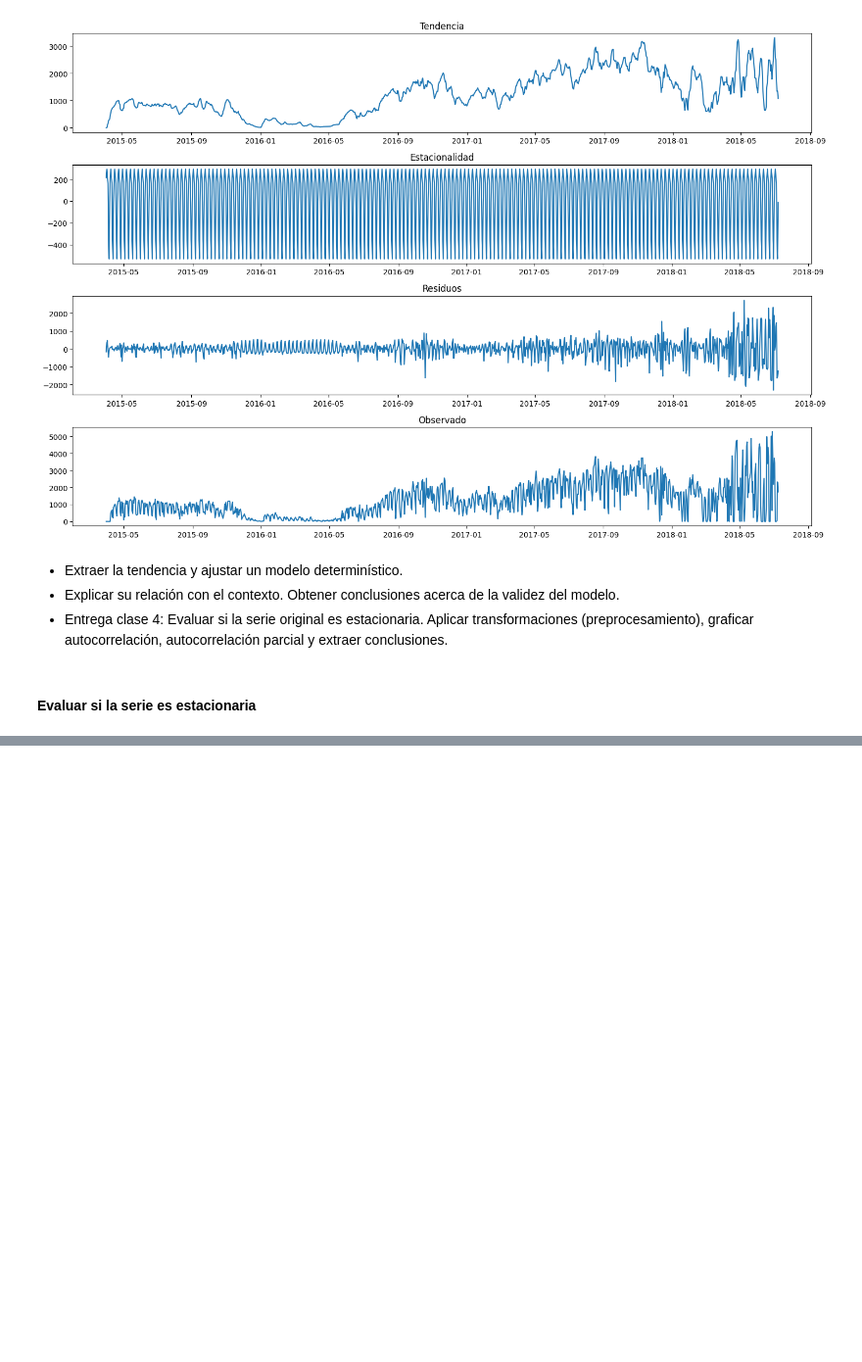
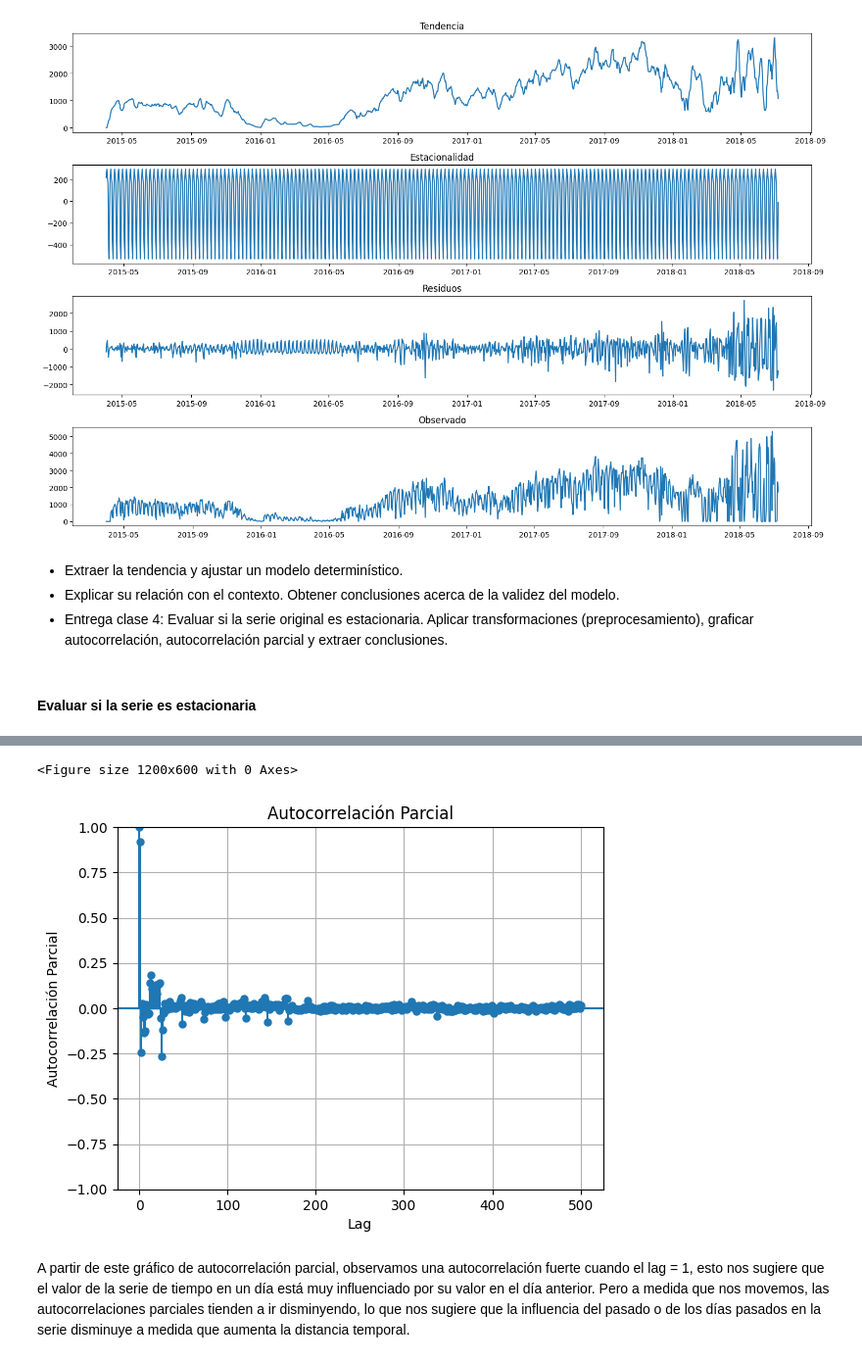
Before and after one commit to marianataglio/seriestemporales, a Jupyter notebook: tp_st.ipynb, the cells around one changed output, grey strips where cells are left out. Shown at 98% size. Saved outputs shown, nothing was run; the diff lists cells and outputs as text; code cells hidden in the pictures; blank space fills up the shorter version.

```diff
--- a/tp_st.ipynb
+++ b/tp_st.ipynb
@@ -219,3 +223,20 @@ La forma de onda puede indicar que hay una estructura ciclica oe stacional que e
+# %%
+from statsmodels.graphics.tsaplots import plot_pacf
+
+plt.figure(figsize=(12, 6))
+plot_pacf(bicis_por_dia, lags=500, alpha=0.05)
+plt.title('Autocorrelación Parcial')
+plt.xlabel('Lag')
+plt.ylabel('Autocorrelación Parcial')
+plt.grid(True)
+plt.show()
+# %% [output]
+<Figure size 1200x600 with 0 Axes>
+[figure, added]
+# %% [markdown]
+
+A partir de este gráfico de autocorrelación parcial, observamos una autocorrelación fuerte cuando el lag = 1, esto nos sugiere que el valor de la serie de tiempo en un día está muy influenciado por su valor en el día anterior.
+Pero a medida que nos movemos, las autocorrelaciones parciales tienden a ir disminyendo, lo que nos sugiere que la influencia del pasado o de los días pasados en la serie disminuye a medida que aumenta la distancia temporal.
 # %%
 # aplico test de dickey fuller
 
```
Also changed, not shown: parts of 15 cells of this notebook.
